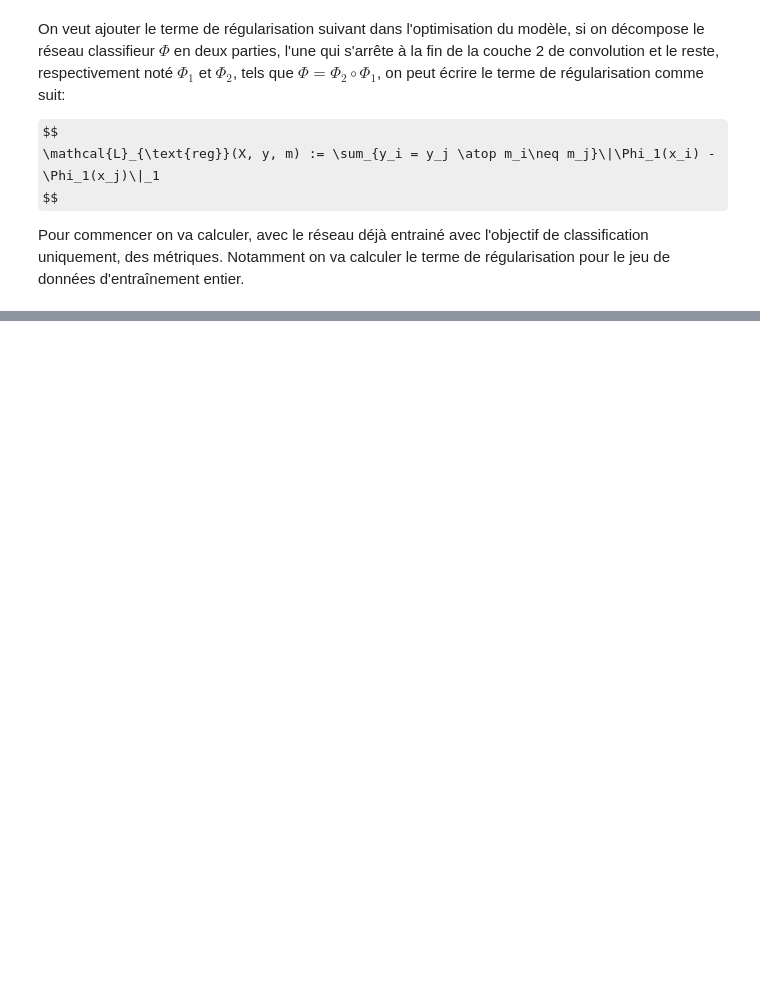
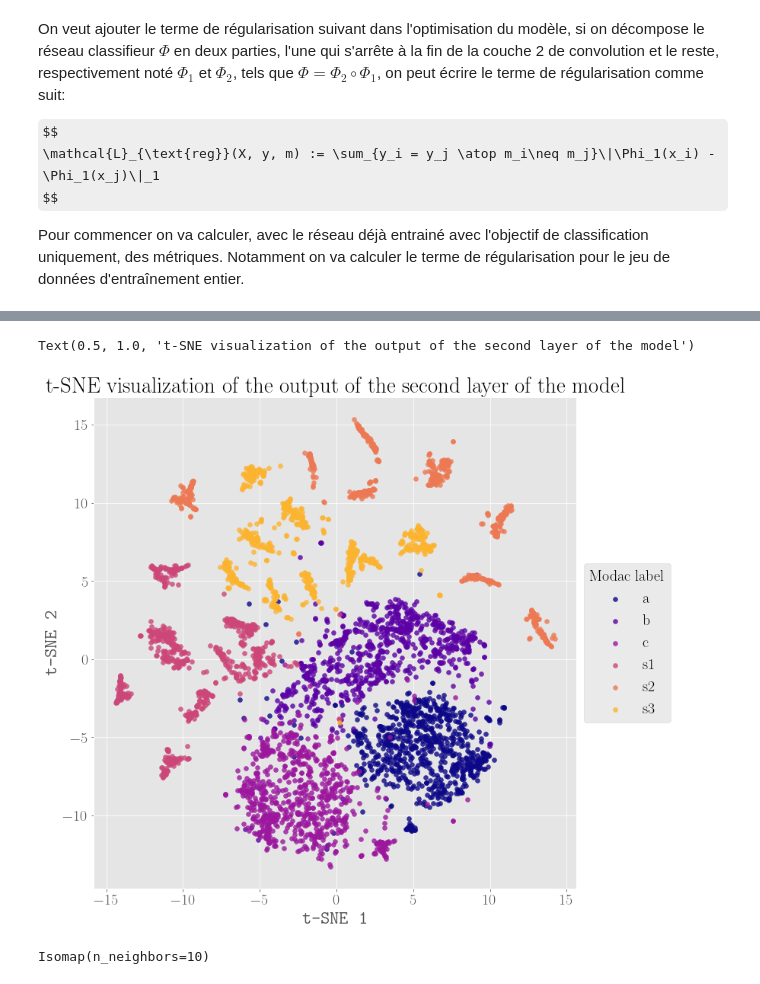
Before and after one commit to yvvgen/modacq, a Jupyter notebook: test.ipynb, the cells around one changed output, grey strips where cells are left out. Cells and saved outputs as stored; diff of their text form; code cells hidden in the pictures; some formulas as TeX source; blank space fills up the shorter version.

```diff
--- a/test.ipynb
+++ b/test.ipynb
@@ -186,0 +315,11 @@ for i, x in tqdm(enumerate(X_train)):
+# %%
+print('{Column1:<5} | {Column2:<5}'.format(Column1='Modac', Column2='Count'))
+print('-'*13)
+for modac_label in modac_labels:
+    print(f'{modac_label:<5} | {len(np.where(modac_labels_sample == modac_label)[0])}')
+print('\n\n')
+
+print('{Column1:<20} | {Column2:<7} | {Column3:<5}'.format(Column1='Scene Label', Column2='Count', Column3='Percentage'))
+print('-'*40)
+for scene_label in scene_labels:
+    print(f'{scene_label:<20} | {len(np.where(true_labels_sample == scene_label)[0]):<7} | {len(np.where(true_labels_sample == scene_label)[0])/len(true_labels_sample)*100:.2f}%')
@@ -186,0 +381,17 @@ for i, x in tqdm(enumerate(X_train)):
+# %%
+fig, ax = plt.subplots(figsize=(10, 10))
+fig.tight_layout()
+
+for i, modac_label in enumerate(modac_labels):
+    idx = np.where(modac_labels_sample == modac_label)
+    ax.scatter(tsne.embedding_[idx, 0], tsne.embedding_[idx, 1], label=modac_label, alpha=0.8, color=cmap(i/len(modac_labels)))
+
+ax.legend(ncol=1, loc='center left', bbox_to_anchor=(1, 0.5), title='Modac label')
+
+ax.set_xlabel(r'\texttt{t-SNE 1}')
+ax.set_ylabel(r'\texttt{t-SNE 2}')
+ax.set_title(
+    't-SNE visualization of the output of the second layer of the model')
+# %% [output]
+Text(0.5, 1.0, 't-SNE visualization of the output of the second layer of the model')
+[figure, added]
@@ -186,0 +400,5 @@ for i, x in tqdm(enumerate(X_train)):
+# %%
+isomap = Isomap(n_components=2, n_neighbors=10)
+isomap.fit(model_1_output.reshape(model_1_output.shape[0], -1))
+# %% [output]
+Isomap(n_neighbors=10)
```
Also changed, not shown: parts of 42 cells of this notebook.
